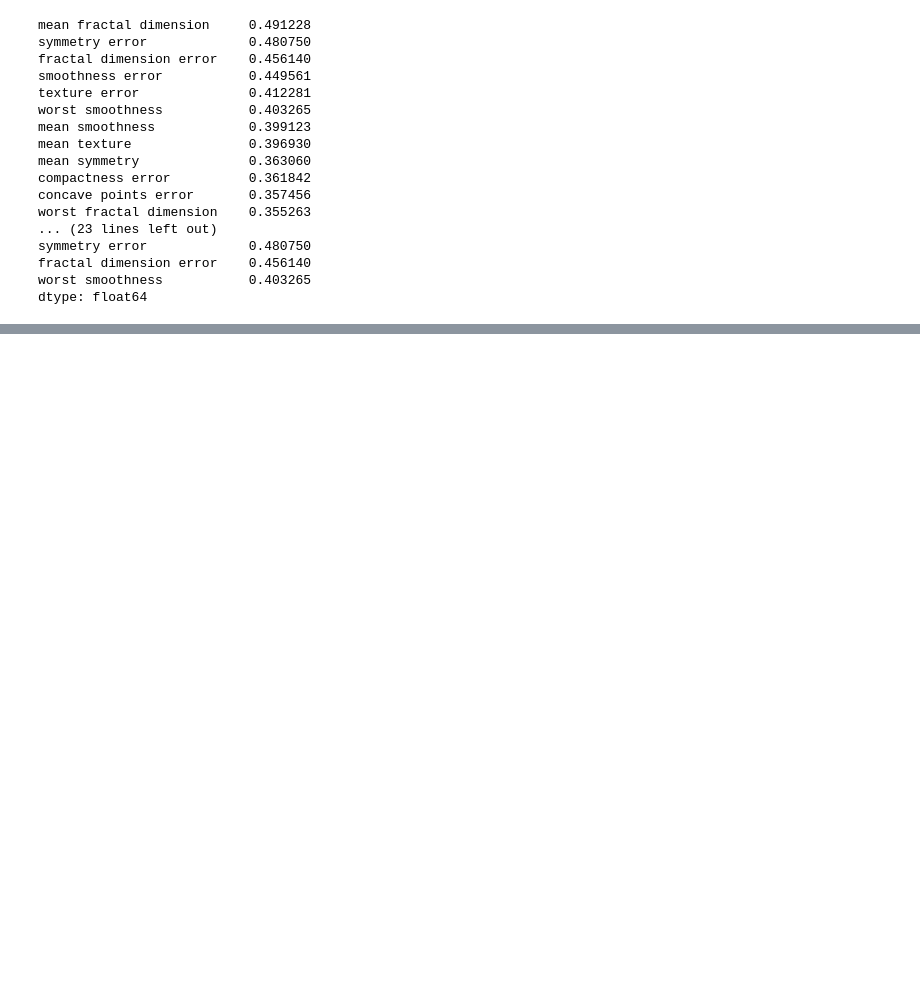
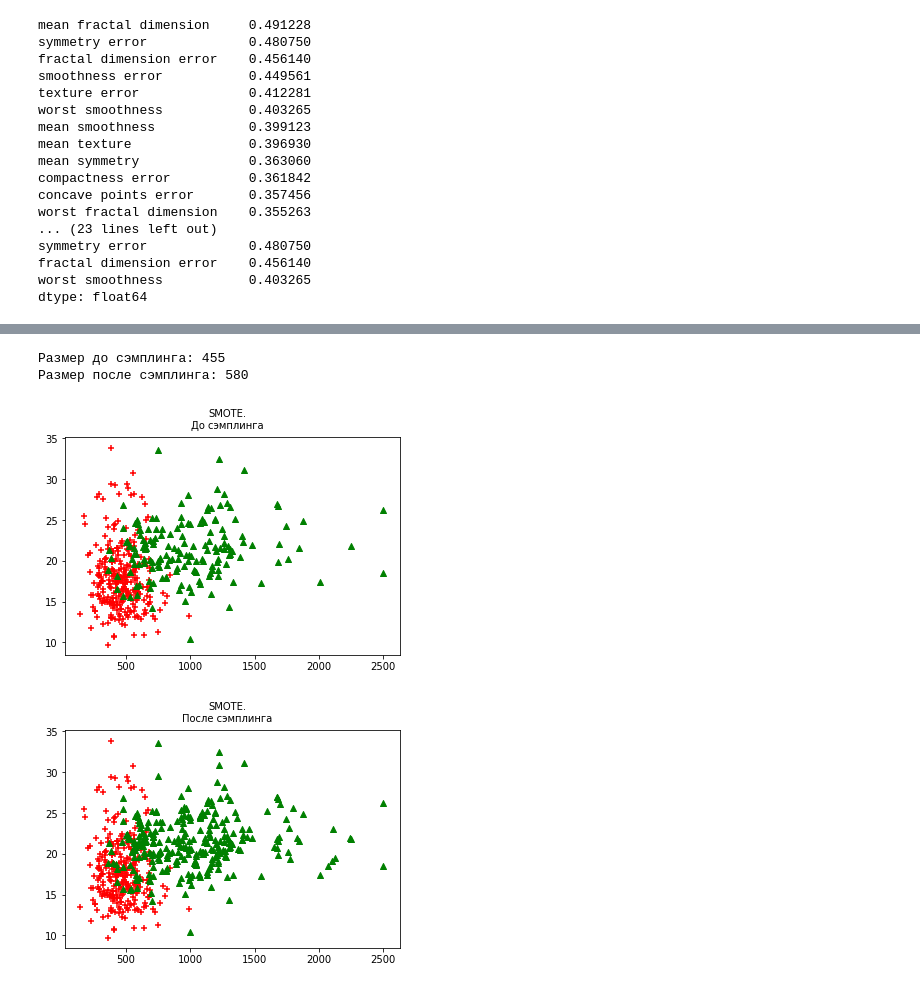
Before and after one commit to sergaph/OTUS-ML, a Jupyter notebook: 7_Feature_Engineering_&_Advanced_Preprocessing/7_Feature_Engenieering.ipynb, the cells around one changed output, grey strips where cells are left out. Drawn from its saved outputs; the diff is of its cells as text; code cells hidden in the pictures; blank space fills up the shorter version.

```diff
--- a/7_Feature_Engineering_&_Advanced_Preprocessing/7_Feature_Engenieering.ipynb
+++ b/7_Feature_Engineering_&_Advanced_Preprocessing/7_Feature_Engenieering.ipynb
@@ -922,0 +1180,12 @@ len(y_res)
+# %%
+def plot_classes(X,y,t):
+    X_copy = X.copy(deep=True)
+    X_copy['target'] = y
+    class_1 = X_copy[X_copy.target == 1.0]
+    class_0 = X_copy[X_copy.target == 0.0]
+
+    fig = plt.figure()
+    fig.suptitle(t, fontsize=10)
+    plt.scatter(class_1['mean area'],class_1['mean texture'], c='red', marker='+')
+    plt.scatter(class_0['mean area'],class_0['mean texture'], c= 'green', marker='^')
+    del X_copy
@@ -922,0 +1198,15 @@ len(y_res)
+# %%
+plot_classes(X_train, y_train,t='SMOTE.\nДо сэмплинга');
+print('Размер до сэмплинга:',len(y_train))
+
+sm = SMOTE(random_state=42)
+x_res, y_res = sm.fit_resample(X_train, y_train)
+
+X_res = pd.DataFrame(x_res, columns=X_train.columns)
+plot_classes(X_res,y_res,t='SMOTE.\nПосле сэмплинга');
+print('Размер после сэмплинга:',len(y_res))
+# %% [output]
+Размер до сэмплинга: 455
+Размер после сэмплинга: 580
+[figure, added]
+[figure, added]
```
Also changed, not shown: parts of 204 cells of this notebook, 4 other files.
